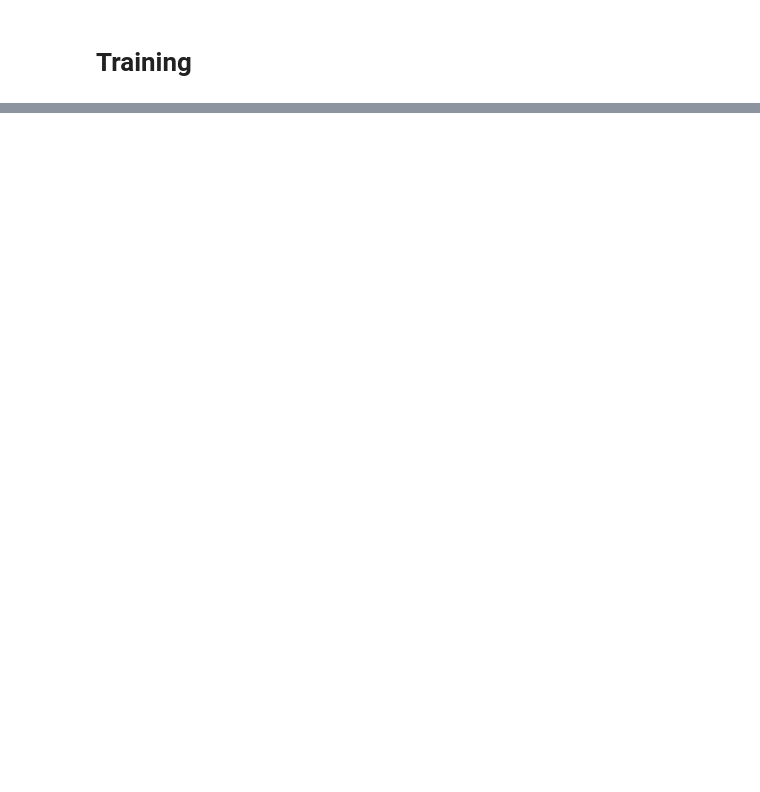
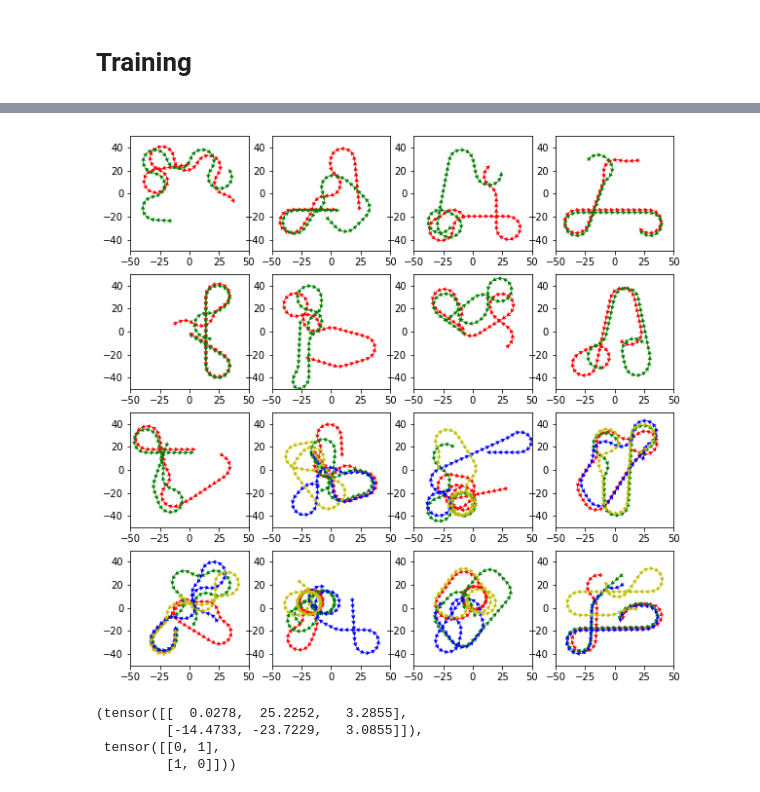
Before and after one commit to pwl482/GNN_fish_models, a Jupyter notebook: SwarmNet.ipynb, the cells around one changed output, grey strips where cells are left out. Cells and saved outputs as stored; diff of their text form; code cells hidden in the pictures; blank space fills up the shorter version.

```diff
--- a/SwarmNet.ipynb
+++ b/SwarmNet.ipynb
@@ -24,0 +25,10 @@ def normalized_cut_2d(edge_index, pos):
+# %%
+data_folder = r"C:\Users\Olaf\OneDrive\Öffentlich\Master\ResearchInternship\couzin_torus\couzin_torus\train"
+
+dset = fish_models.IoDataset(
+    data_folder,
+    raycast,
+    output_strings=["poses", "actions", "views"],
+    #reduce_dim=1,
+    #max_files=10,
+)
@@ -24,0 +47,3 @@ def normalized_cut_2d(edge_index, pos):
+# %%
+more_than_2_mask = (~np.isnan(dset["poses"]).any(axis=-1).any(axis=-1)).sum(axis=-1) >= 2
+more_than_2_mask.shape, more_than_2_mask.sum()
@@ -24,0 +52,5 @@ def normalized_cut_2d(edge_index, pos):
+# %%
+swarm_poses = dset["poses"][more_than_2_mask]
+swarm_actions = dset["actions"][more_than_2_mask]
+swarm_views = dset["views"][more_than_2_mask]
+swarm_poses.shape, swarm_actions.shape, swarm_views.shape
@@ -24,0 +72,8 @@ def normalized_cut_2d(edge_index, pos):
+# %%
+n = 3
+list2 = []
+list1 = np.repeat(np.arange(n), n-1)
+for i in range(n):
+    list2.append(np.concatenate((np.arange(n)[:i], np.arange(n)[i+1:])))
+list2 = np.concatenate(list2)
+np.array([list1, list2])
@@ -126,0 +202,19 @@ ImportError: `graclus` requires `torch-cluster`.
+# %%
+fig, axs = plt.subplots(4,4, figsize=(10,10))
+colour_list = ["r", "g", "b", "y"]
+counter = 40
+for i in range(4):
+    for j in range(4):
+        for fish_id in range((~np.isnan(swarm_poses[counter])).any(axis=-1).any(axis=-1).sum()):
+            #axs[i,j].plot(swarm_poses[counter,fish_id, :, 0], swarm_poses[counter,fish_id, :, 1], label=fish_id)
+            a = swarm_poses[counter,fish_id, ::15, 0]
+            b = swarm_poses[counter,fish_id, ::15, 1]
+            axs[i,j].quiver(a[:-1], b[:-1], a[1:]-a[:-1], b[1:]-b[:-1], scale_units='xy', angles='xy', scale=1, headwidth=5,
+                           color = colour_list[fish_id])
+        axs[i,j].set_xlim(-50,50)
+        axs[i,j].set_ylim(-50,50)
+        counter +=1
+#plt.legend()
+plt.show()
+# %% [output]
+[figure, added]
@@ -126,0 +234,17 @@ ImportError: `graclus` requires `torch-cluster`.
+# %%
+counter = 40
+num_nodes = swarm_poses[counter][(~np.isnan(swarm_poses[counter])).any(axis=-1).any(axis=-1)].shape[0]
+list2 = []
+list1 = np.repeat(np.arange(num_nodes), num_nodes-1)
+for i in range(num_nodes):
+    list2.append(np.concatenate((np.arange(num_nodes)[:i], np.arange(num_nodes)[i+1:])))
+list2 = np.concatenate(list2)
+start = torch.tensor(swarm_poses[counter,:, 0][(~np.isnan(swarm_poses[counter])).any(axis=-1).any(axis=-1)],
+                     dtype=torch.float)
+edge_index = torch.tensor(np.array([list1, list2]), dtype=torch.long)
+start, edge_index
+# %% [output]
+(tensor([[  0.0278,  25.2252,   3.2855],
+         [-14.4733, -23.7229,   3.0855]]),
+ tensor([[0, 1],
+         [1, 0]]))
```
Also changed, not shown: parts of 22 cells of this notebook.
